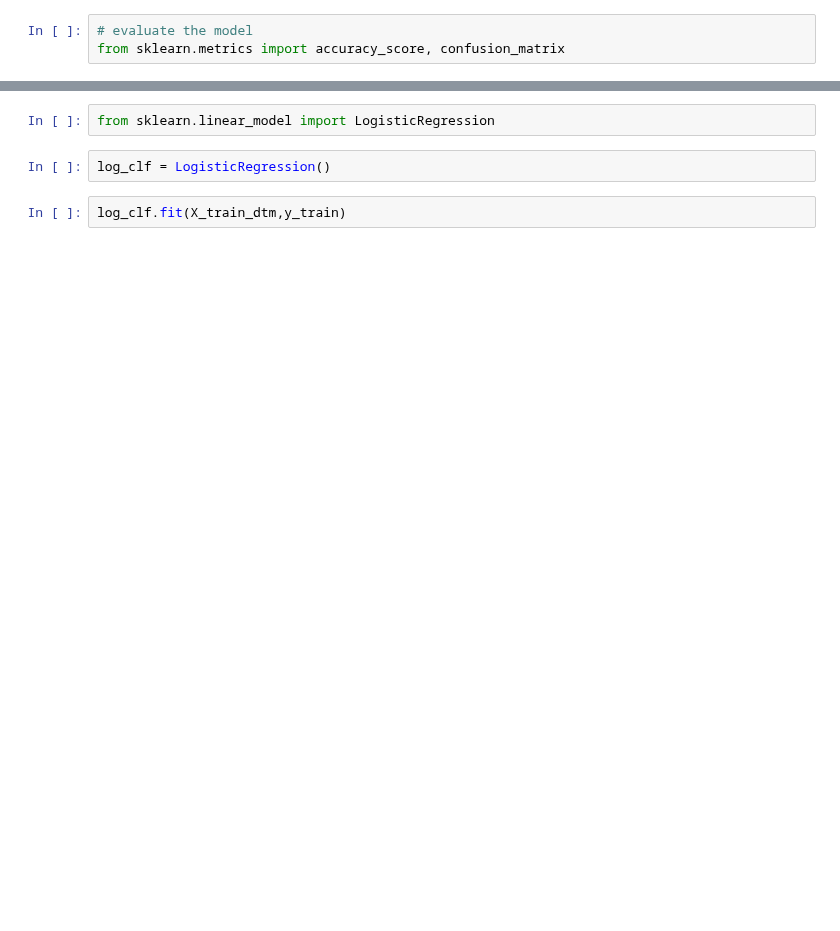
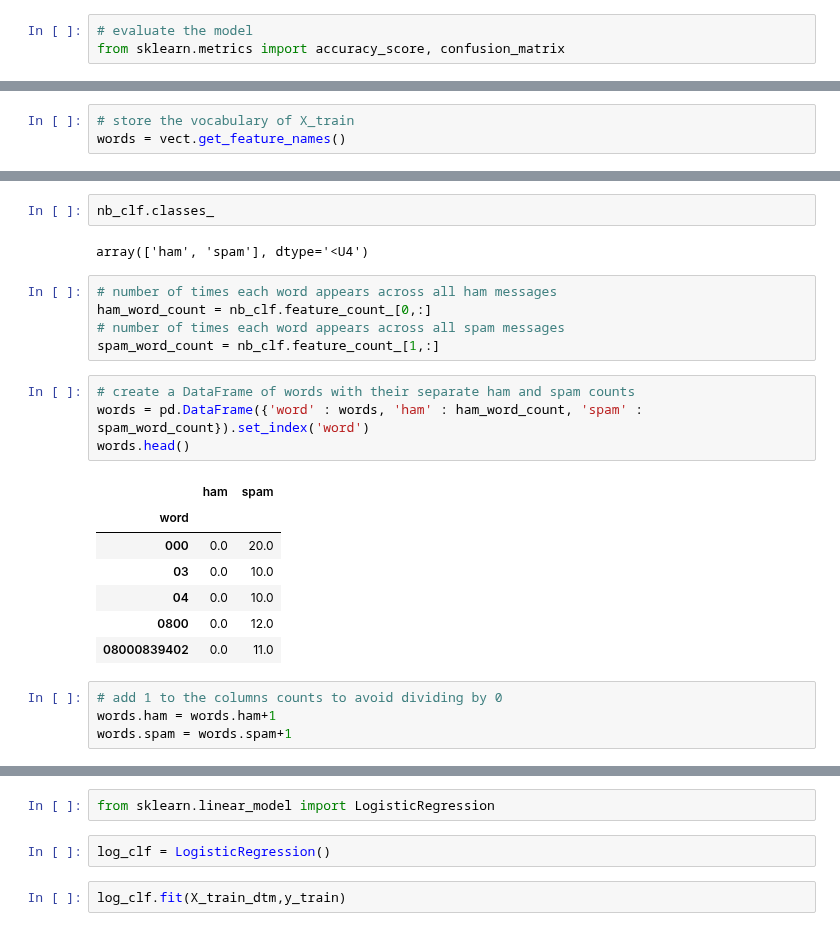
Before and after one commit to um-perez-alvaro/Data-Science-Practice, a Jupyter notebook: Jupyter Notebooks/Text Classification/notebooks/Building s SMS spam detector.ipynb, the cells around one changed output, grey strips where cells are left out. Cells and saved outputs as stored; diff of their text form; blank space fills up the shorter version.

```diff
--- a/Jupyter Notebooks/Text Classification/notebooks/Building s SMS spam detector.ipynb
+++ b/Jupyter Notebooks/Text Classification/notebooks/Building s SMS spam detector.ipynb
@@ -71,0 +133,3 @@ X_test[4968]
+# %%
+# store the vocabulary of X_train
+words = vect.get_feature_names()
@@ -71,0 +147,25 @@ X_test[4968]
+# %%
+nb_clf.classes_
+# %% [output]
+array(['ham', 'spam'], dtype='<U4')
+# %%
+# number of times each word appears across all ham messages
+ham_word_count = nb_clf.feature_count_[0,:]
+# number of times each word appears across all spam messages
+spam_word_count = nb_clf.feature_count_[1,:]
+# %%
+# create a DataFrame of words with their separate ham and spam counts
+words = pd.DataFrame({'word' : words, 'ham' : ham_word_count, 'spam' : spam_word_count}).set_index('word')
+words.head()
+# %% [output]
+|  | ham | spam |
+| word |  |  |
+| 000 | 0.0 | 20.0 |
+| 03 | 0.0 | 10.0 |
+| 04 | 0.0 | 10.0 |
+| 0800 | 0.0 | 12.0 |
+| 08000839402 | 0.0 | 11.0 |
+# %%
+# add 1 to the columns counts to avoid dividing by 0
+words.ham = words.ham+1
+words.spam = words.spam+1
```
Also changed, not shown: parts of 33 cells of this notebook, 2 other files.
